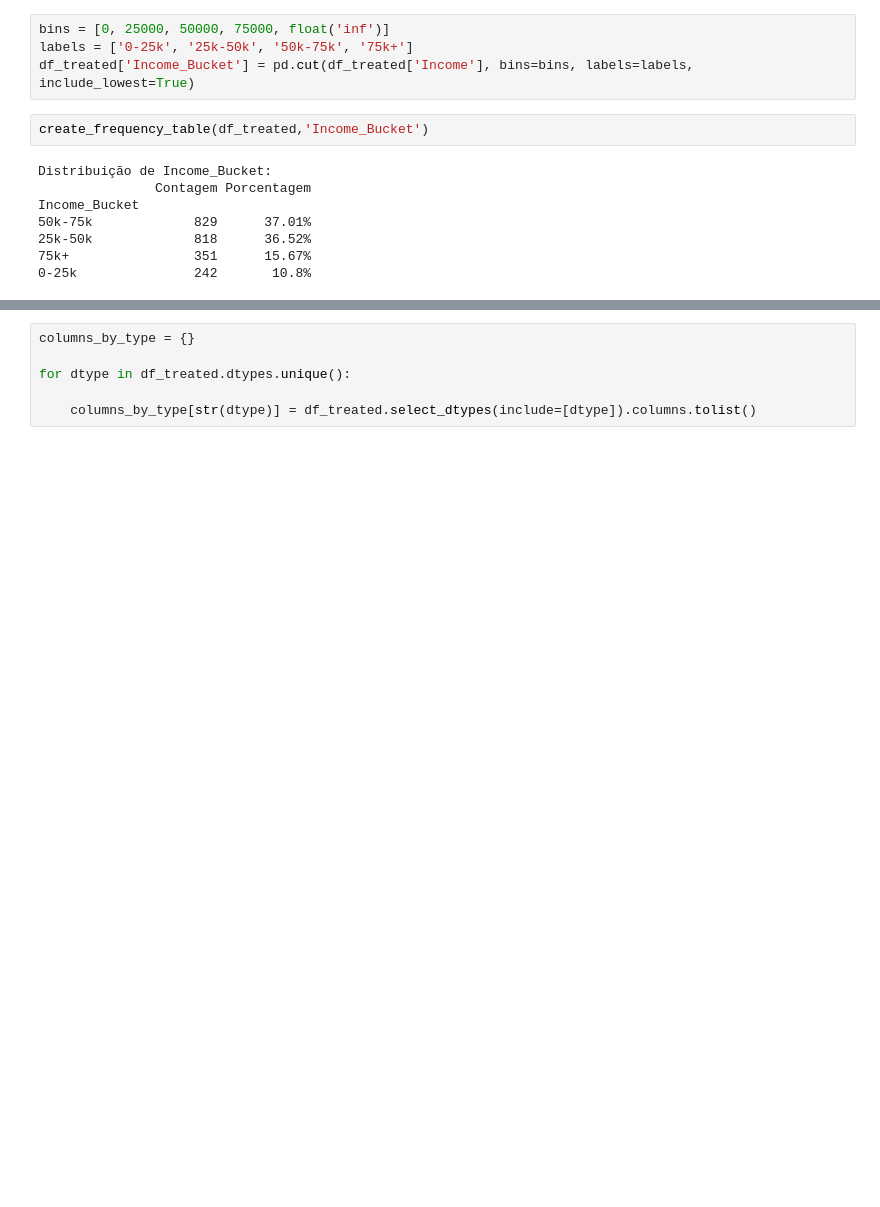
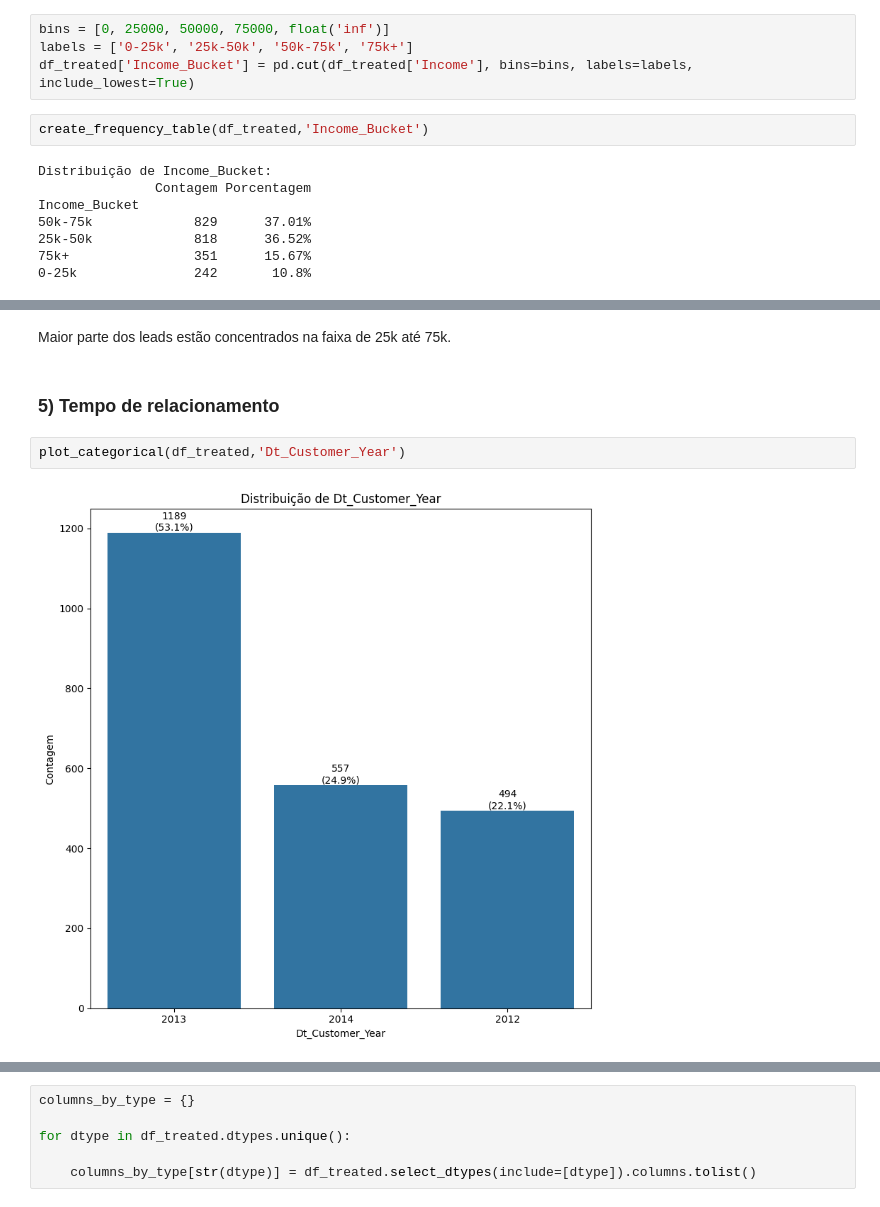
Before and after one commit to raquelcreis/ifood-data-business-analyst-test, a Jupyter notebook: eda.ipynb, the cells around one changed output, grey strips where cells are left out. Cells and saved outputs as stored; diff of their text form; blank space fills up the shorter version.

```diff
--- a/eda.ipynb
+++ b/eda.ipynb
@@ -217,0 +333,8 @@ Income_Bucket
+# %% [markdown]
+Maior parte dos leads estão concentrados na faixa de 25k até 75k.
+# %% [markdown]
+### 5) Tempo de relacionamento
+# %%
+plot_categorical(df_treated,'Dt_Customer_Year')
+# %% [output]
+[figure, added]
```
Also changed, not shown: parts of 88 cells of this notebook, 1 other file.
